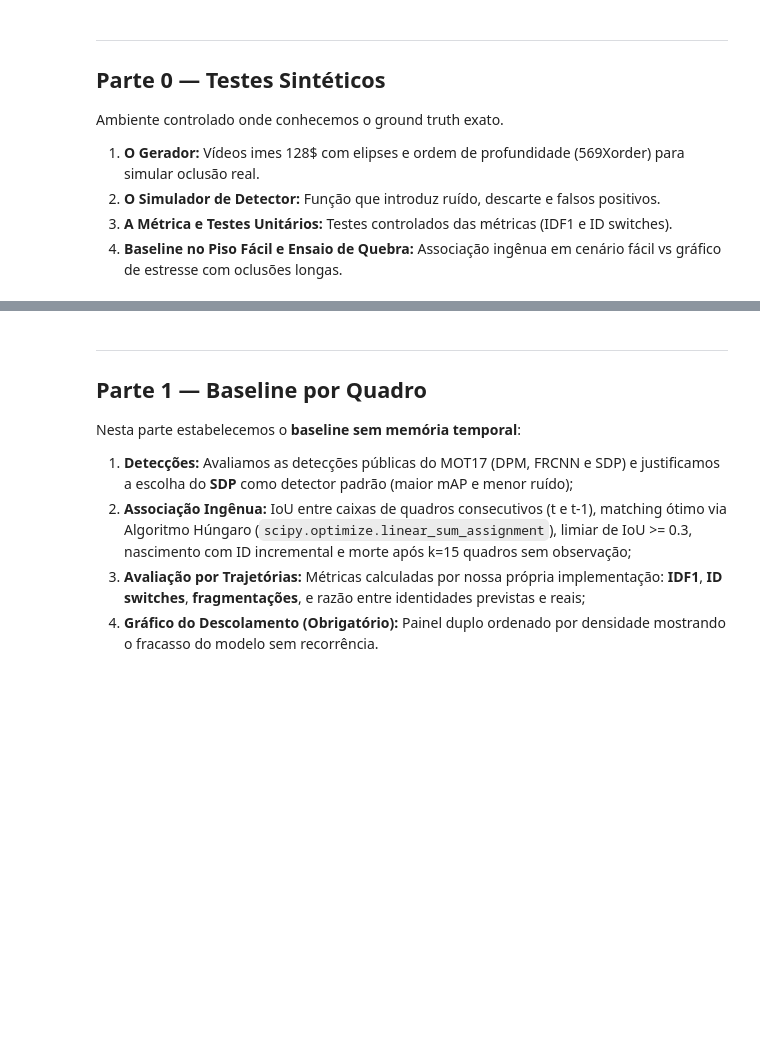
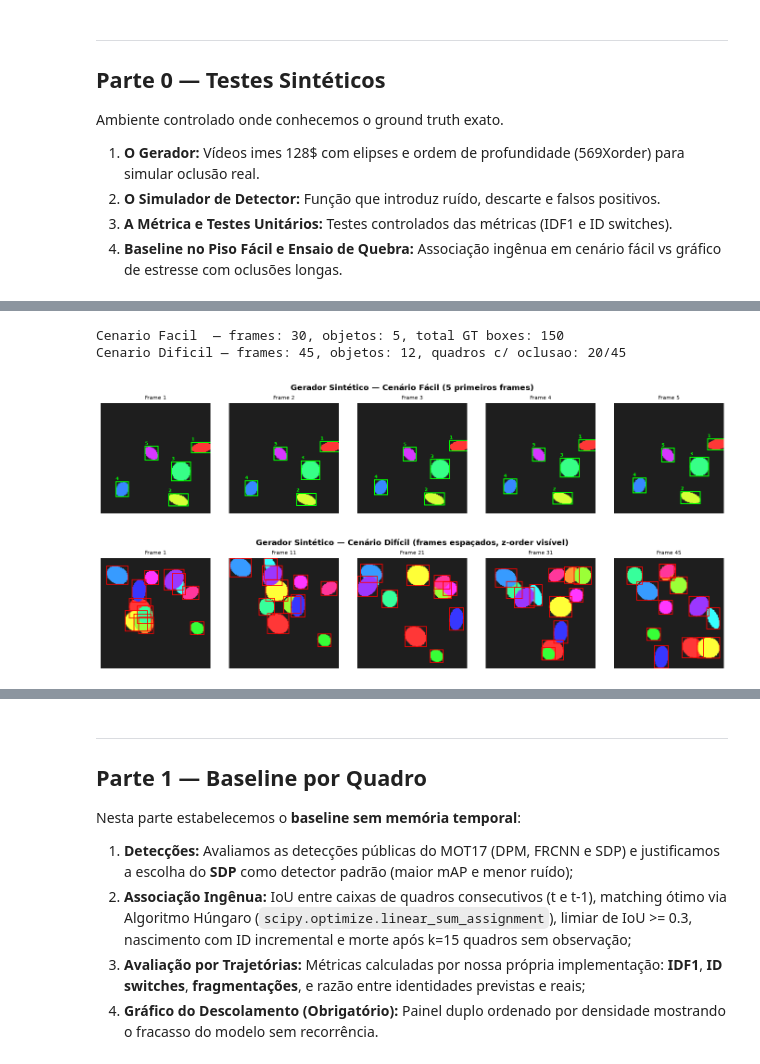
Before and after one commit to ThevezGomes/Programming-Assignment-2---Deep-Learning, a Jupyter notebook: src/pipeline.ipynb, the cells around one changed output, grey strips where cells are left out. Drawn from its saved outputs; the diff is of its cells as text; code cells hidden in the pictures; blank space fills up the shorter version.

```diff
--- a/src/pipeline.ipynb
+++ b/src/pipeline.ipynb
@@ -75,0 +58,60 @@ run_unit_tests()
+# %%
+import numpy as np
+import matplotlib.pyplot as plt
+from src.data import generate_synthetic_video, degrade_detections
+from src.metrics import compute_map_per_frame
+from src.tracker import NaiveTracker
+
+# --- Cenário Fácil ---
+frames_easy, gt_easy = generate_synthetic_video(
+    num_frames=30, num_objects=5, frame_size=128,
+    typical_velocity=1.5, seed=42
+)
+
+# --- Cenário Difícil ---
+frames_hard, gt_hard = generate_synthetic_video(
+    num_frames=45, num_objects=12, frame_size=128,
+    typical_velocity=4.5, seed=99
+)
+
+# Resumo
+n_occ = sum(1 for f in gt_hard.values() if len(f) < 12)
+print(f"Cenario Facil  — frames: {len(frames_easy)}, objetos: 5, total GT boxes: {sum(len(v) for v in gt_easy.values())}")
+print(f"Cenario Dificil — frames: {len(frames_hard)}, objetos: 12, quadros c/ oclusao: {n_occ}/{len(gt_hard)}")
+
+# Visualização: primeiros 5 frames do cenário fácil
+fig, axes = plt.subplots(1, 5, figsize=(14, 3))
+fig.suptitle("Gerador Sintético — Cenário Fácil (5 primeiros frames)", fontweight="bold")
+for i, ax in enumerate(axes):
+    ax.imshow(frames_easy[i])
+    # Desenha as bounding boxes do GT
+    frame_id = i + 1
+    for obj_id, box in gt_easy[frame_id].items():
+        x, y, w, h = box
+        rect = plt.Rectangle((x, y), w, h, linewidth=1.5, edgecolor="lime", facecolor="none")
+        ax.add_patch(rect)
+        ax.text(x, y - 2, str(obj_id), color="lime", fontsize=7, fontweight="bold")
+    ax.set_title(f"Frame {frame_id}", fontsize=8)
+    ax.axis("off")
+plt.tight_layout()
+plt.show()
+
+# Visualização: cenário difícil (frames 0, 10, 20, 30, 44)
+fig2, axes2 = plt.subplots(1, 5, figsize=(14, 3))
+fig2.suptitle("Gerador Sintético — Cenário Difícil (frames espaçados, z-order visível)", fontweight="bold")
+for i, ax in zip([0, 10, 20, 30, 44], axes2):
+    ax.imshow(frames_hard[i])
+    frame_id = i + 1
+    for obj_id, box in gt_hard.get(frame_id, {}).items():
+        x, y, w, h = box
+        rect = plt.Rectangle((x, y), w, h, linewidth=1.2, edgecolor="red", facecolor="none")
+        ax.add_patch(rect)
+    ax.set_title(f"Frame {frame_id}", fontsize=8)
+    ax.axis("off")
+plt.tight_layout()
+plt.show()
+# %% [output]
+Cenario Facil  — frames: 30, objetos: 5, total GT boxes: 150
+Cenario Dificil — frames: 45, objetos: 12, quadros c/ oclusao: 20/45
+[figure, added]
+[figure, added]
```
Also changed, not shown: parts of 11 cells of this notebook, 3 other files.
